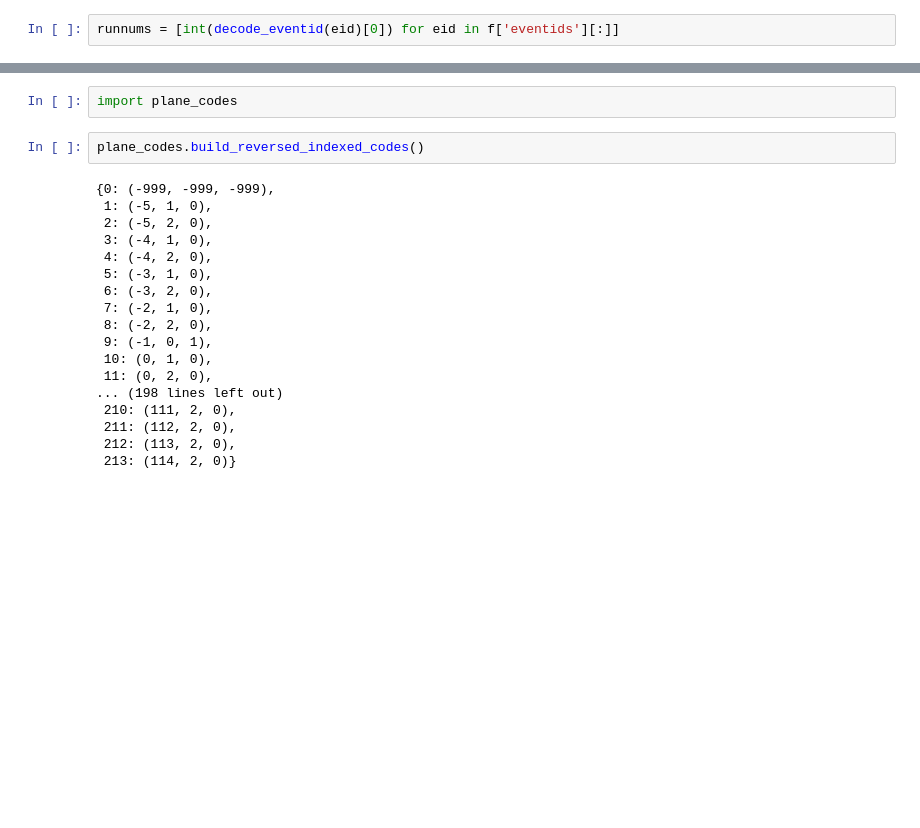
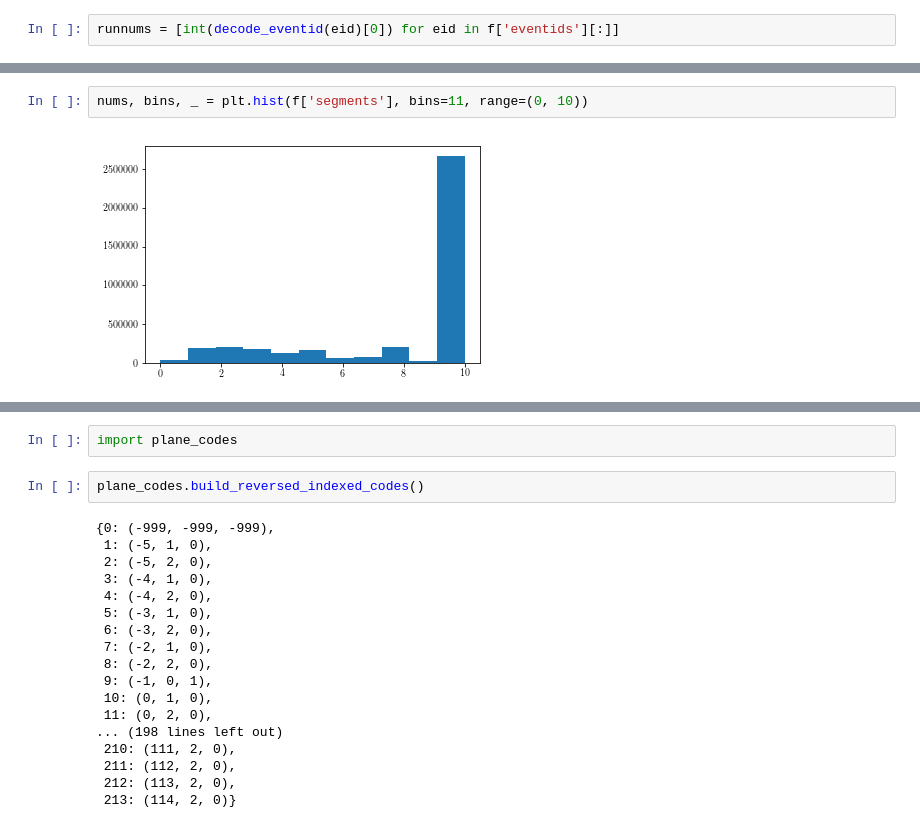
Before and after one commit to faizaakbar/ANNMINERvA, a Jupyter notebook: visualize_planecode_occupancy_stats.ipynb, the cells around one changed output, grey strips where cells are left out. Drawn from its saved outputs; the diff is of its cells as text; blank space fills up the shorter version.

```diff
--- a/visualize_planecode_occupancy_stats.ipynb
+++ b/visualize_planecode_occupancy_stats.ipynb
@@ -71,0 +100,4 @@ _, _, _ = plt.hist(f['planecodes'], bins=214, range=(0, 214))
+# %%
+nums, bins, _ = plt.hist(f['segments'], bins=11, range=(0, 10))
+# %% [output]
+[figure, added]
```
Also changed, not shown: parts of 17 cells of this notebook.
